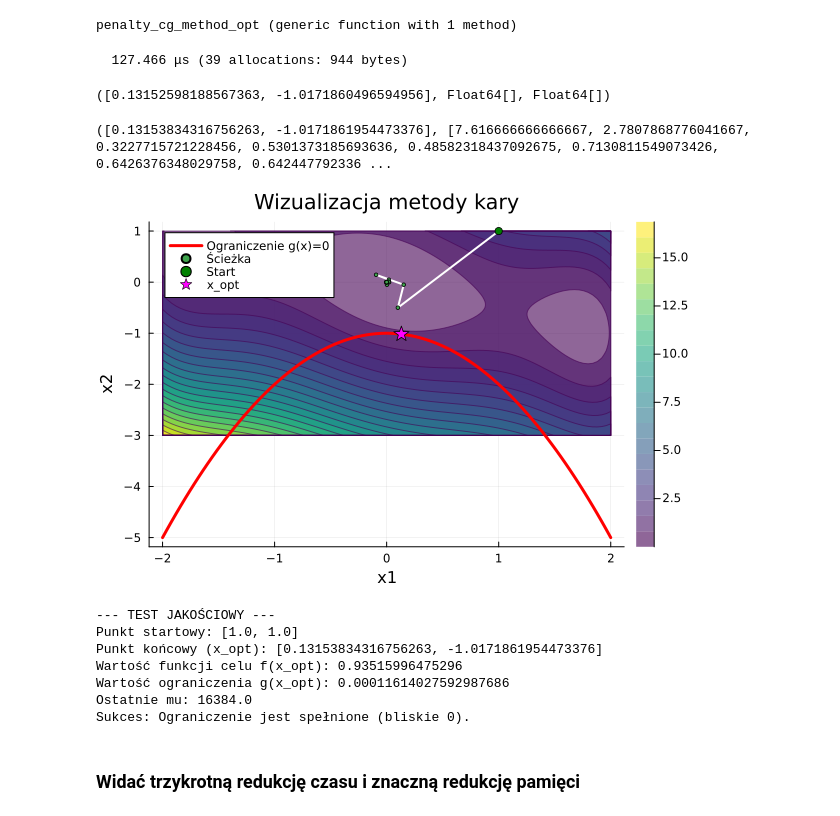
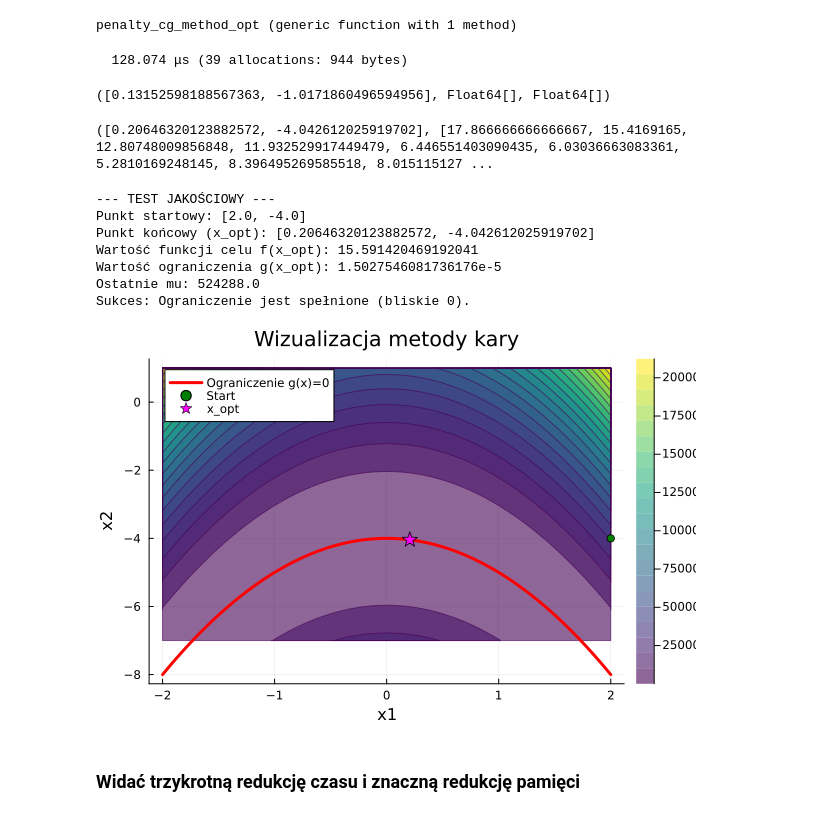
Before and after one commit to KlimaJaroslaw/MetodyOptymalizacji, a Jupyter notebook: zad2/zad2.ipynb, the cells around one changed output. Saved outputs shown, nothing was run; the diff lists cells and outputs as text; code cells hidden in the pictures.

```diff
--- a/zad2/zad2.ipynb
+++ b/zad2/zad2.ipynb
@@ -724,7 +724,7 @@ end
 constraint_grad_opt! (generic function with 1 method)
 # %%
 function penalty_cg_method_opt(f,f_grad!,constraint,constraint_grad_opt!,x0,cfg;
-    b=b_constraint,mu0=1.0,rho=1.5,outer_iter=25,max_inner_steps=50,store_history=true)
+    b=4.0,mu0=1.0,rho=1.5,outer_iter=25,max_inner_steps=50,store_history=true)
     x=copy(x0)
     xb = similar(x)
     g = similar(x)
@@ -777,11 +777,11 @@ cfg = ForwardDiff.GradientConfig(three_hump_camel, zeros(2))
     store_history=false
 )
 # %% [output]
-  127.466 μs (39 allocations: 944 bytes)
+  128.074 μs (39 allocations: 944 bytes)
 ([0.13152598188567363, -1.0171860496594956], Float64[], Float64[])
 # %%
-x_start = [1.0, 1.0]
-b_val = 1.0
+x_start = [2.0, -4.0]
+b_val = 4.0
 mu_start = 1.0
 rho_val = 2.0
 
@@ -796,33 +796,11 @@ x_opt, f_hist, mu_hist = penalty_cg_method_opt(
     b=b_val,
     mu0=mu_start,
     rho=rho_val,
-    outer_iter=15,
+    outer_iter=20,
     store_history=true
 )
 # %% [output]
-([0.13153834316756263, -1.0171861954473376], [7.616666666666667, 2.7807868776041667, 0.3227715721228456, 0.5301373185693636, 0.48582318437092675, 0.7130811549073426, 0.6426376348029758, 0.642447792336 ...
+([0.20646320123882572, -4.042612025919702], [17.866666666666667, 15.4169165, 12.80748009856848, 11.932529917449479, 6.446551403090435, 6.03036663083361, 5.2810169248145, 8.396495269585518, 8.015115127 ...
-# %%
-x1_rng = range(-2.0, 2.0, length=100)
-x2_rng = range(-3.0, 1.0, length=100)
-z = [three_hump_camel([x1, x2]) for x1 in x1_rng, x2 in x2_rng]
-
-p = contour(x1_rng, x2_rng, z', levels=20, fill=true, c=:viridis, alpha=0.6,
-            title="Wizualizacja metody kary", xlabel="x1", ylabel="x2")
-
-
-constraint_line_x2 = [-x1^2 - 1.0 for x1 in x1_rng]
-plot!(p, x1_rng, constraint_line_x2, color=:red, lw=3, label="Ograniczenie g(x)=0")
-
-path_x = [pt[1] for pt in x_hist]
-path_y = [pt[2] for pt in x_hist]
-plot!(p, path_x, path_y, lw=2, lc=:white, marker=:circle, ms=2, label="Ścieżka")
-
-scatter!(p, [x_start[1]], [x_start[2]], color=:green, label="Start")
-scatter!(p, [x_opt[1]], [x_opt[2]], color=:magenta, markershape=:star, ms=8, label="x_opt")
-
-display(p)
-# %% [output]
-[figure, removed]
 # %%
 g_final = constraint(x_opt, b_val)
 f_final = three_hump_camel(x_opt)
@@ -841,12 +819,33 @@ else
 end
 # %% [output]
 --- TEST JAKOŚCIOWY ---
-Punkt startowy: [1.0, 1.0]
-Punkt końcowy (x_opt): [0.13153834316756263, -1.0171861954473376]
-Wartość funkcji celu f(x_opt): 0.93515996475296
-Wartość ograniczenia g(x_opt): 0.00011614027592987686
-Ostatnie mu: 16384.0
+Punkt startowy: [2.0, -4.0]
+Punkt końcowy (x_opt): [0.20646320123882572, -4.042612025919702]
+Wartość funkcji celu f(x_opt): 15.591420469192041
+Wartość ograniczenia g(x_opt): 1.5027546081736176e-5
+Ostatnie mu: 524288.0
 Sukces: Ograniczenie jest spełnione (bliskie 0).
+# %%
+x1_rng = range(-2.0, 2.0, length=100)
+x2_rng = range(-7.0, 1.0, length=100)
+mu_last = mu_hist[end]
+z_penalized = [(three_hump_camel([xi, yi]) + 0.5 * mu_last * constraint([xi, yi], b_val)^2)
+               for xi in x1_rng, yi in x2_rng]
+
+
+p = contour(x1_rng, x2_rng, z_penalized', levels=20, fill=true, c=:viridis, alpha=0.6,
+            title="Wizualizacja metody kary", xlabel="x1", ylabel="x2")
+
+
+constraint_line_x2 = [-x1^2 - 4.0 for x1 in x1_rng]
+plot!(p, x1_rng, constraint_line_x2, color=:red, lw=3, label="Ograniczenie g(x)=0")
+
+scatter!(p, [x_start[1]], [x_start[2]], color=:green, label="Start")
+scatter!(p, [x_opt[1]], [x_opt[2]], color=:magenta, markershape=:star, ms=8, label="x_opt")
+
+display(p)
+# %% [output]
+[figure, added]
 # %% [markdown]
 ### Widać trzykrotną redukcję czasu i znaczną redukcję pamięci
 # %%
```
